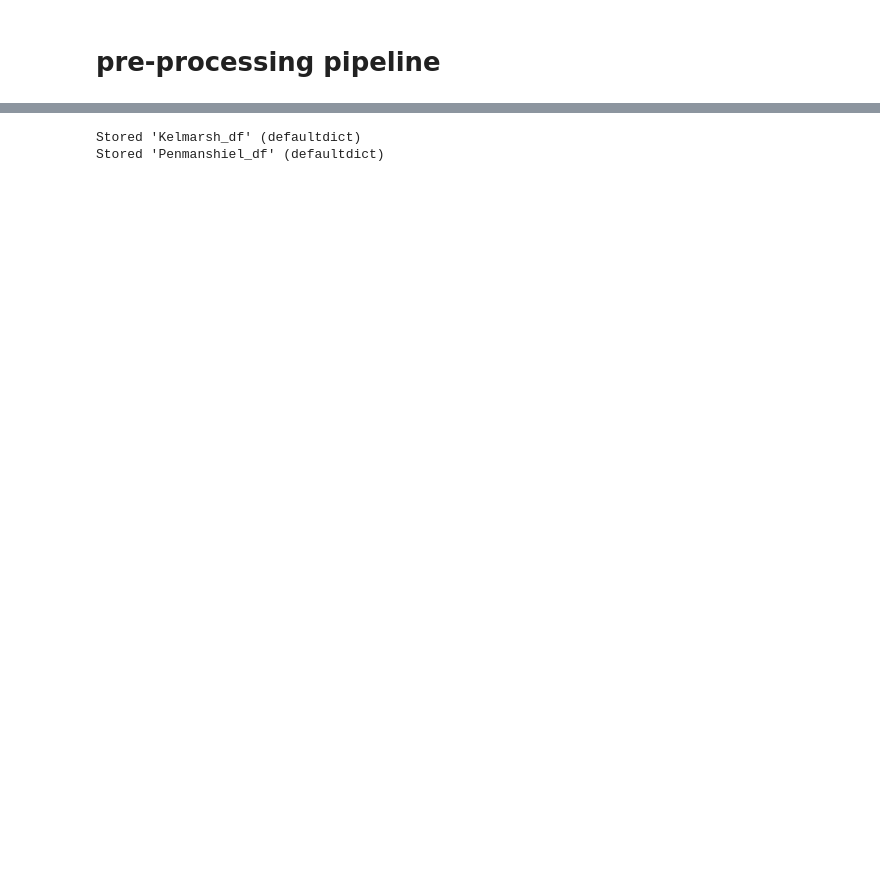
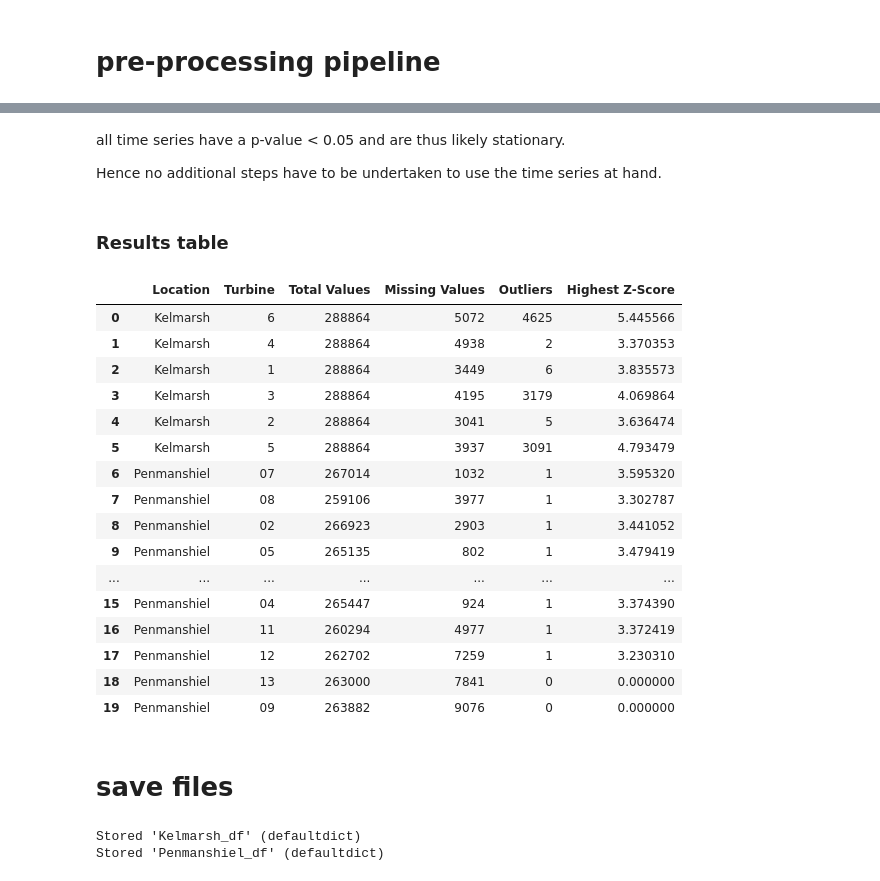
Before and after one commit to janbesler/Masterarbeit, a Jupyter notebook: src/0_Data_Pipeline.ipynb, the cells around one changed output, grey strips where cells are left out. Cells and saved outputs as stored; diff of their text form; code cells hidden in the pictures; blank space fills up the shorter version.

Commit message:
stationarity and results table

```diff
--- a/src/0_Data_Pipeline.ipynb
+++ b/src/0_Data_Pipeline.ipynb
@@ -87,6 +87,7 @@ def reading_Windturbines (turbine_directory):
     for turbine_number, dfs in turbine_dataframes.items():
         turbine_dataframes[turbine_number] = pd.concat(dfs)
         turbine_dataframes[turbine_number].sort_values('# Date and time', inplace=True)
+        turbine_dataframes[turbine_number] = turbine_dataframes[turbine_number].reset_index(drop=True)
 
     # Print the keys for the dictionary
     print("\n dictionary keys:")
@@ -134,4 +135,12 @@ Energy Export (kWh)     1032
 dtype: int64
 # %% [markdown]
 ### FlexGuide Data
+# %%
+# read in files
+ENIT_2022_1 = pd.read_csv('../data/Fraunhofer/ENIT_1_2022.csv', sep=';', decimal=',')
+ENIT_2022_2 = pd.read_csv('../data/Fraunhofer/ENIT_2_2022.csv', sep=';', decimal=',')
+ENIT_2023_1 = pd.read_csv('../data/Fraunhofer/ENIT_1_2023.csv', sep=';', decimal=',')
+
+# merge files
+ENIT_df = pd.concat([ENIT_2022_1, ENIT_2022_2, ENIT_2023_1])
 # %%
@@ -247,3 +314,67 @@ Row: 37678, Column: Energy Export (kWh)
+# %% [markdown]
+all time series have a p-value < 0.05 and are thus likely stationary.
+
+Hence no additional steps have to be undertaken to use the time series at hand.
+# %% [markdown]
+### Results table
+# %%
+# metrics function
+def compute_metrics(df, column_name='Energy Export (kWh)'):
+    # Number of values
+    total_values = len(df[column_name])
+
+    # Missing values
+    missing_values = df[column_name].isna().sum()
+
+    # Z-scores for outlier detection
+    mean = df[column_name].mean()
+    std_dev = df[column_name].std()
+    z_scores = (df[column_name] - mean) / std_dev
+
+    # Number of outliers and highest z-score
+    outliers = z_scores[np.abs(z_scores) > 3]
+    num_outliers = len(outliers)
+    highest_z_score = outliers.abs().max() if num_outliers > 0 else 0
+
+    return [total_values, missing_values, num_outliers, highest_z_score]
+
+# apply function to df
+summary_data = []
+
+# Loop for Kelmarsh_df
+for turbine, df in Kelmarsh_df.items():
+    metrics = compute_metrics(df)
+    summary_data.append(['Kelmarsh', turbine] + metrics)
+
+# Loop for Penmanshiel_df
+for turbine, df in Penmanshiel_df.items():
+    metrics = compute_metrics(df)
+    summary_data.append(['Penmanshiel', turbine] + metrics)
+
+# Convert to a summary DataFrame
+summary_df = pd.DataFrame(summary_data, columns=['Location', 'Turbine', 'Total Values', 'Missing Values', 'Outliers', 'Highest Z-Score'])
+
+summary_df
+# %% [output]
+|  | Location | Turbine | Total Values | Missing Values | Outliers | Highest Z-Score |
+| 0 | Kelmarsh | 6 | 288864 | 5072 | 4625 | 5.445566 |
+| 1 | Kelmarsh | 4 | 288864 | 4938 | 2 | 3.370353 |
+| 2 | Kelmarsh | 1 | 288864 | 3449 | 6 | 3.835573 |
+| 3 | Kelmarsh | 3 | 288864 | 4195 | 3179 | 4.069864 |
+| 4 | Kelmarsh | 2 | 288864 | 3041 | 5 | 3.636474 |
+| 5 | Kelmarsh | 5 | 288864 | 3937 | 3091 | 4.793479 |
+| 6 | Penmanshiel | 07 | 267014 | 1032 | 1 | 3.595320 |
+| 7 | Penmanshiel | 08 | 259106 | 3977 | 1 | 3.302787 |
+| 8 | Penmanshiel | 02 | 266923 | 2903 | 1 | 3.441052 |
+| 9 | Penmanshiel | 05 | 265135 | 802 | 1 | 3.479419 |
+| ... | ... | ... | ... | ... | ... | ... |
+| 15 | Penmanshiel | 04 | 265447 | 924 | 1 | 3.374390 |
+| 16 | Penmanshiel | 11 | 260294 | 4977 | 1 | 3.372419 |
+| 17 | Penmanshiel | 12 | 262702 | 7259 | 1 | 3.230310 |
+| 18 | Penmanshiel | 13 | 263000 | 7841 | 0 | 0.000000 |
+| 19 | Penmanshiel | 09 | 263882 | 9076 | 0 | 0.000000 |
+# %% [markdown]
+# save files
 # %%
 %store Kelmarsh_df Penmanshiel_df
 # %% [output]
```
Also changed, not shown: parts of 9 cells of this notebook.
